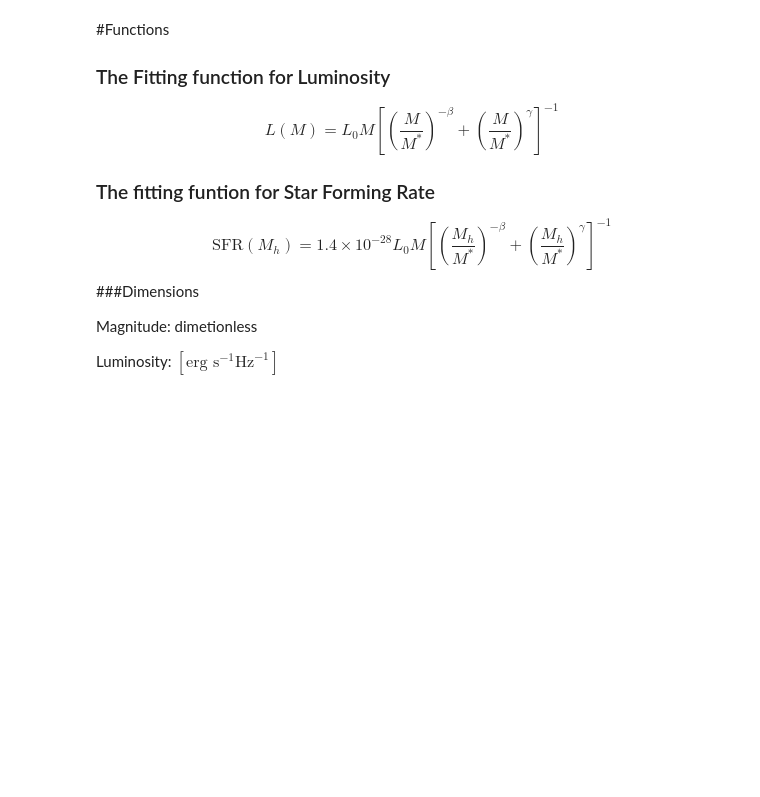
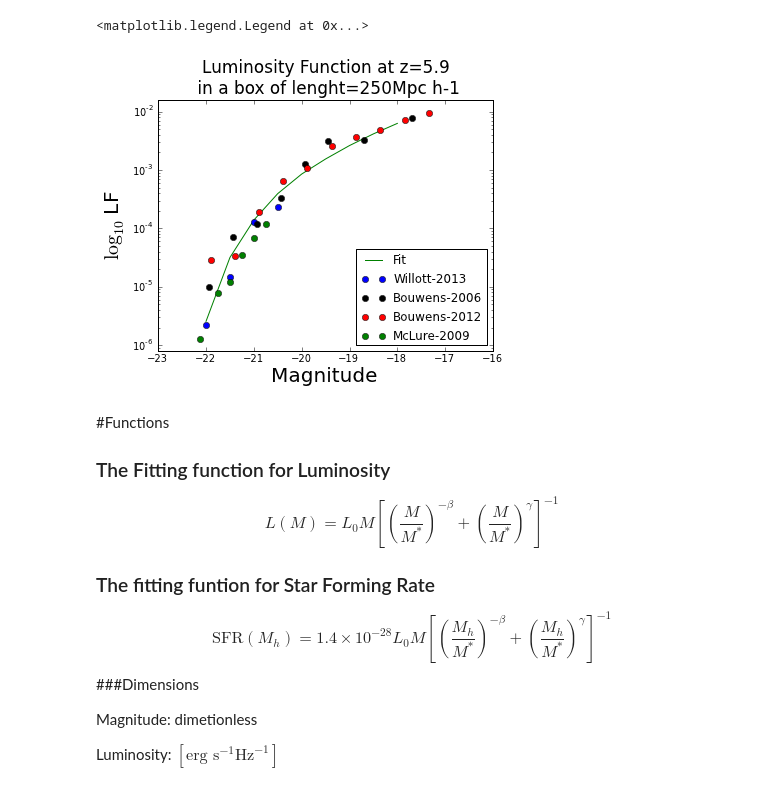
Before and after one commit to flgomezc/sfr-dmhm, a Jupyter notebook: program/main.ipynb, the cells around one changed output. Saved outputs shown, nothing was run; the diff lists cells and outputs as text; code cells hidden in the pictures; blank space fills up the shorter version.

```diff
--- a/program/main.ipynb
+++ b/program/main.ipynb
@@ -116,7 +119,7 @@ print "\n\n Monte Carlo Starts"
 MCMC_reg = open("MCMC_reg.dat", "r+")
 
 # BoxLength = 250.0 # Mpc h^{-1}
-MonteCarloSteps = 1000
+MonteCarloSteps = 5000
 K0 = 0.02
 K1 = 0.02
 K2 = 0.2
@@ -138,6 +141,14 @@ for k in range(MonteCarloSteps):
         betaR  = beta + K2*gauss(0.0,1.0)
     while (gammaR<0):
         gammaR = gamma+ K3*gauss(0.0,1.0)
+
+
+### Must be imposed constraints over L_0R and M_0R, also modify upper limits on betaR
+#    while (M_0R<10** ALGO ):
+#        M_0R   = M_0  *10**(K1*gauss(0.0,1.0))
+#
+#    while (L_0R<10** ALGO ):
+#        L_0R   = L_0  *10**(K1*gauss(0.0,1.0))
 
 
     for i in range(M.size):
@@ -210,7 +221,7 @@ for k in range(MonteCarloSteps):
             HIST3   = HIST3_R
             HIST4   = HIST4_R
             chi_sqr= chi_sqr_R
-    if(k%10==0): print k
+    if(k%100==0): print 100.0*k/MonteCarloSteps, "%"
     # End of the loop
 MCMC_reg.close()
 
@@ -253,27 +280,37 @@ ax.set_ylabel(" $\chi^2$ ",fontsize=20)
 # %%
 print "\n\n"
 L_0   = 10**17.75
 M_0   = 10**11.23133723
 beta  = 0.63808236
 gamma = 0.577339735
 
 #Calculate the histogram and Xi_sqr for first time.
 for i in range(M.size):
     L[i] = Luminosity( M[i], L_0, M_0, beta, gamma)
 Magnitude_UV_galaxy_list = 51.82 - 2.5 * log10(L[:])
 
 CC = histogram( Magnitude_UV_galaxy_list,
                bins=(-22.5,-22.0,-21.5,-21.0,-20.5,-20.0,-19.5,-19.0,-18.5,-18.0,-17.5,-17.0,-16.5))[0]
 CC = CC/( 0.5*BoxLength**3)
 DD = [-22.5,-22.0,-21.5,-21.0,-20.5,-20.0,-19.5,-19,-18.5,-18.0,-17.5,-17.0]
 
 figure(figsize(6,4.5))
 semilogy(DD,CC,"g", label='Fit')
-
+plot(Obs_data[:,0],Obs_data[:,1],#Obs_data[:,2],Obs_data[:,3],
+         "bo",label='Willott-2013')
+plot(Obs_data2[:,0],Obs_data2[:,1],#Obs_data2[:,2],Obs_data2[:,3],
+         "ko",label='Bouwens-2006')
+plot(Obs_data3[:,0],Obs_data3[:,1],#Obs_data3[:,2],Obs_data3[:,3],
+        "ro",label='Bouwens-2012',linewidth=1)
+plot(Obs_data4[:,0],Obs_data4[:,1]#,Obs_data4[:,2],Obs_data4[:,3]
+        ,"go",label='McLure-2009',linewidth=1)
 ylabel(r"$\log_{10}$ LF",fontsize=20)
 yscale("log")
 xlabel("Magnitude",fontsize=20)
 axis([-23,-16,0.8e-6,1.6e-2])
 title("Luminosity Function at z=5.9\n in a box of lenght=250Mpc h-1",fontsize=17)
 
 legend(loc=4)
+# %% [output]
+<matplotlib.legend.Legend at 0x...>
+[figure, added]
```
Also changed, not shown: parts of 7 cells of this notebook, 2 other files.
